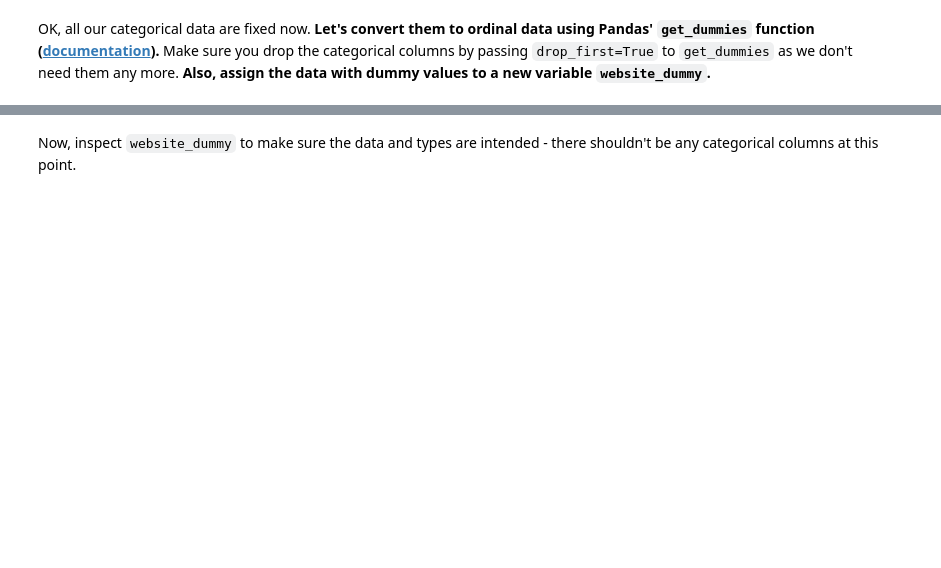
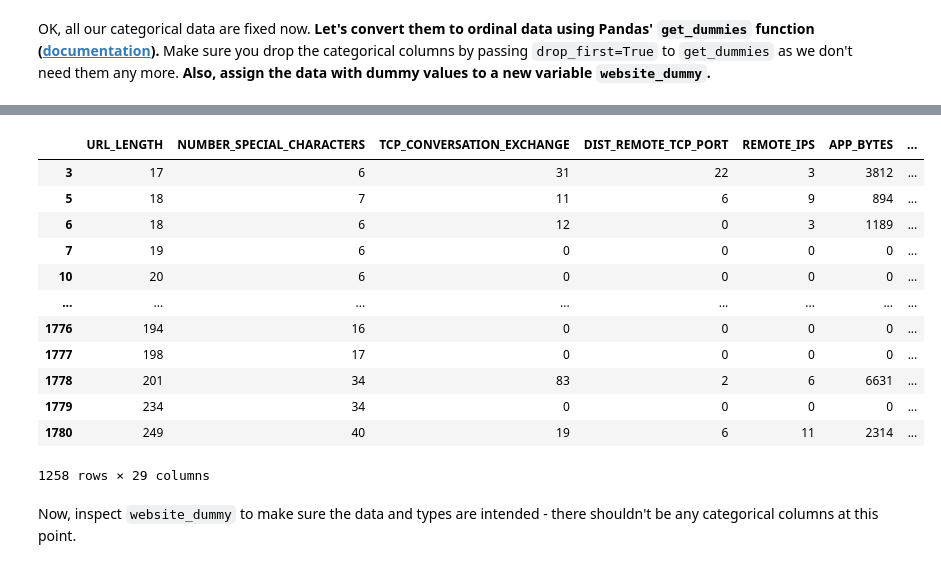
Before and after one commit to Ironhack-Data-Madrid-Octubre-2023/7.1-lab_supervised_learning, a Jupyter notebook: your-code/main.ipynb, the cells around one changed output, grey strips where cells are left out. Drawn from its saved outputs; the diff is of its cells as text; code cells hidden in the pictures; blank space fills up the shorter version.

```diff
--- a/your-code/main.ipynb
+++ b/your-code/main.ipynb
@@ -712,2 +780,19 @@ OK, all our categorical data are fixed now. **Let's convert them to ordinal data
+# %%
+website_dummy = website_dummy.astype(int)
+website_dummy
+# %% [output]
+|  | URL_LENGTH | NUMBER_SPECIAL_CHARACTERS | TCP_CONVERSATION_EXCHANGE | DIST_REMOTE_TCP_PORT | REMOTE_IPS | APP_BYTES | ... |
+| 3 | 17 | 6 | 31 | 22 | 3 | 3812 | ... |
+| 5 | 18 | 7 | 11 | 6 | 9 | 894 | ... |
+| 6 | 18 | 6 | 12 | 0 | 3 | 1189 | ... |
+| 7 | 19 | 6 | 0 | 0 | 0 | 0 | ... |
+| 10 | 20 | 6 | 0 | 0 | 0 | 0 | ... |
+| ... | ... | ... | ... | ... | ... | ... | ... |
+| 1776 | 194 | 16 | 0 | 0 | 0 | 0 | ... |
+| 1777 | 198 | 17 | 0 | 0 | 0 | 0 | ... |
+| 1778 | 201 | 34 | 83 | 2 | 6 | 6631 | ... |
+| 1779 | 234 | 34 | 0 | 0 | 0 | 0 | ... |
+| 1780 | 249 | 40 | 19 | 6 | 11 | 2314 | ... |
+1258 rows × 29 columns
 # %% [markdown]
 Now, inspect `website_dummy` to make sure the data and types are intended - there shouldn't be any categorical columns at this point.
```
Also changed, not shown: parts of 26 cells of this notebook.
